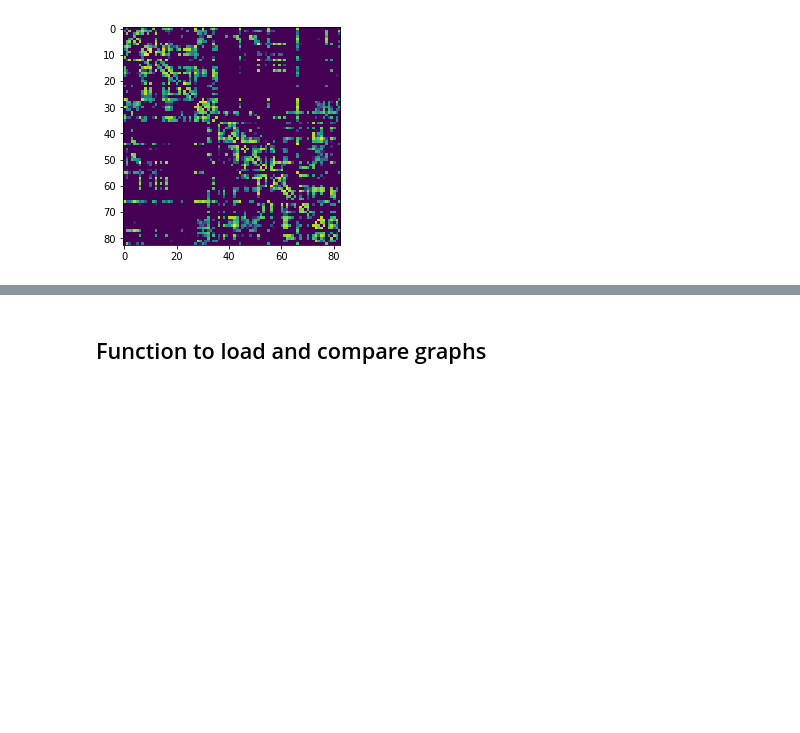
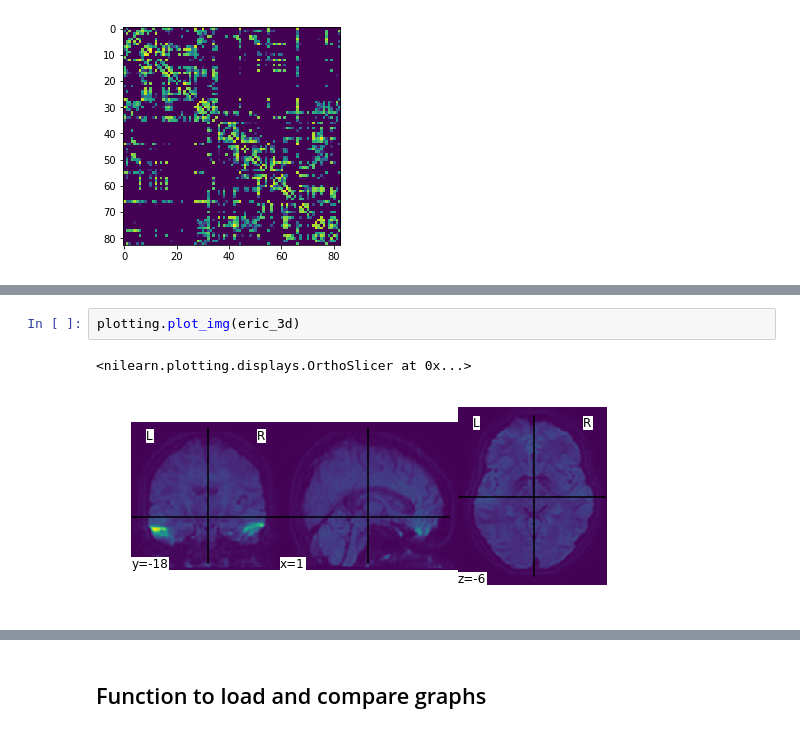
Before and after one commit to neurodata/aloftus, a Jupyter notebook: pr-diff.ipynb, the cells around one changed output, grey strips where cells are left out. Saved outputs shown, nothing was run; the diff lists cells and outputs as text; blank space fills up the shorter version.

```diff
--- a/pr-diff.ipynb
+++ b/pr-diff.ipynb
@@ -217,0 +296,5 @@ plt.imshow(np.log10(master_mat + 1));
+# %%
+plotting.plot_img(eric_3d)
+# %% [output]
+<nilearn.plotting.displays.OrthoSlicer at 0x...>
+[figure, added]
```
Also changed, not shown: parts of 26 cells of this notebook.
